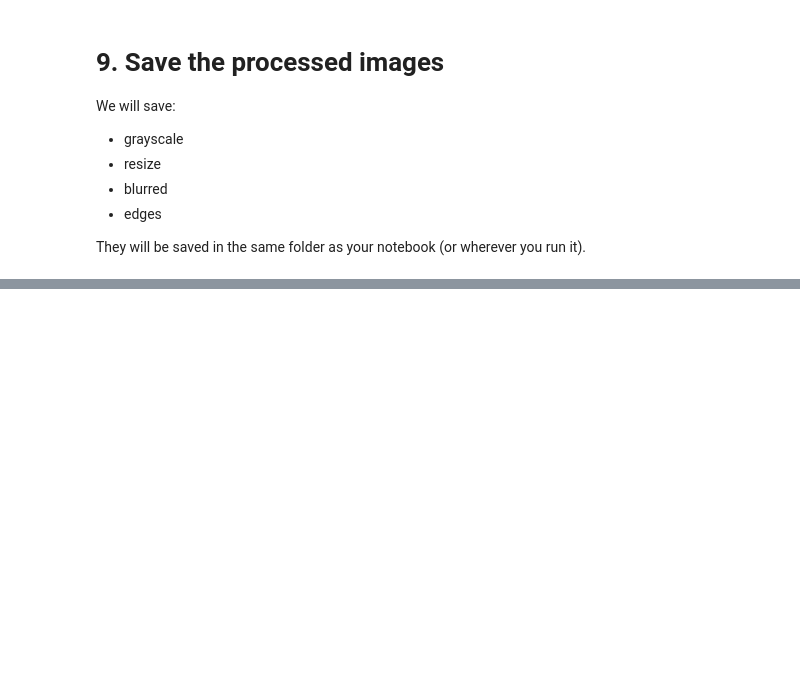
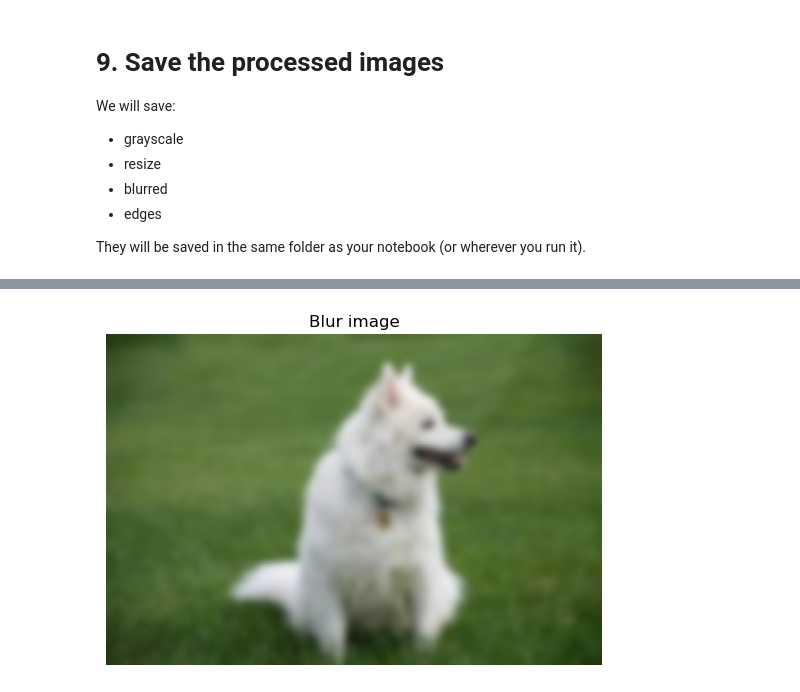
Before and after one commit to RehmanAhmad333/AI-Lab-Work, a Jupyter notebook: OpenCV Library Basic Lecture 1.ipynb, the cells around one changed output, grey strips where cells are left out. Saved outputs shown, nothing was run; the diff lists cells and outputs as text; code cells hidden in the pictures; blank space fills up the shorter version.

```diff
--- a/OpenCV Library Basic Lecture 1.ipynb
+++ b/OpenCV Library Basic Lecture 1.ipynb
@@ -229,0 +365,13 @@ They will be saved in the same folder as your notebook (or wherever you run it).
+# %%
+# Blur the image
+
+if img is not None:
+    blur = cv2.GaussianBlur(img , (15,15) , 0)
+    blur_rgb = cv2.cvtColor(blur , cv2.COLOR_BGR2RGB)
+
+    plt.imshow(blur_rgb)
+    plt.axis("off")
+    plt.title("Blur image")
+    plt.show()
+# %% [output]
+[figure, added]
```
Also changed, not shown: parts of 11 cells of this notebook.
